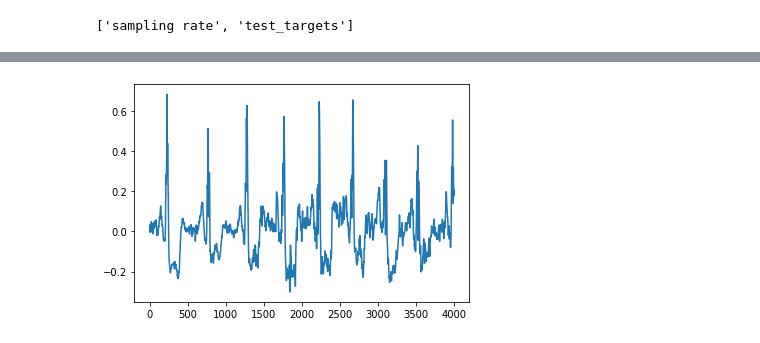
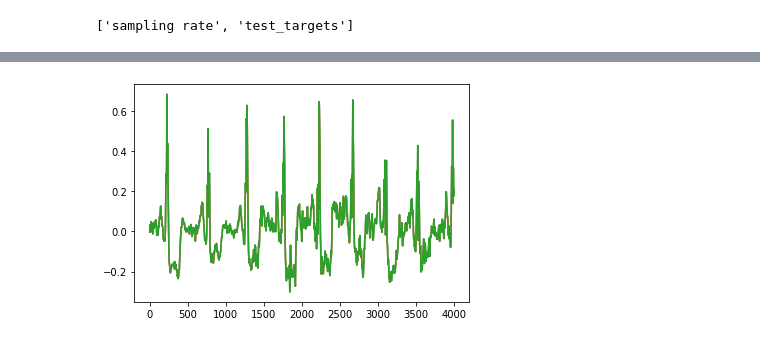
Before and after one commit to BorisWinter/Deep_ESN_Pedrelli, a Jupyter notebook: viz.ipynb, the cells around one changed output, grey strips where cells are left out. Saved outputs shown, nothing was run; the diff lists cells and outputs as text; code cells hidden in the pictures.

```diff
--- a/viz.ipynb
+++ b/viz.ipynb
@@ -68,4 +84,4 @@ self_fed_mat = make_arr("outputs")
 signal_fed_mat = make_arr("outputs_std")
 # %%
 # conversion for targets
-orig_signal = make_arr("test_targets")
+orig_signal_mat = make_arr("test_targets")
@@ -81,0 +88,10 @@ plt.show()
+# %%
+# collect standard deviations
+
+self_fed_std = []
+signal_fed_std = []
+orig_signal_std = np.std(orig_signal_mat[0])
+
+for i in range(len(self_fed_mat[0])):
+    self_fed_std.append(np.std(self_fed_mat[i]))
+    signal_fed_std.append(np.std(signal_fed_mat[i]))
@@ -82,5 +135,6 @@ plt.show()
 # %%
-plt.plot(orig_signal[0])
+for i in range(3):
+    plt.plot(orig_signal[i])
 plt.show()
 # %% [output]
-[figure, old version]
+[figure, new version]
```
Also changed, not shown: parts of 9 cells of this notebook.
